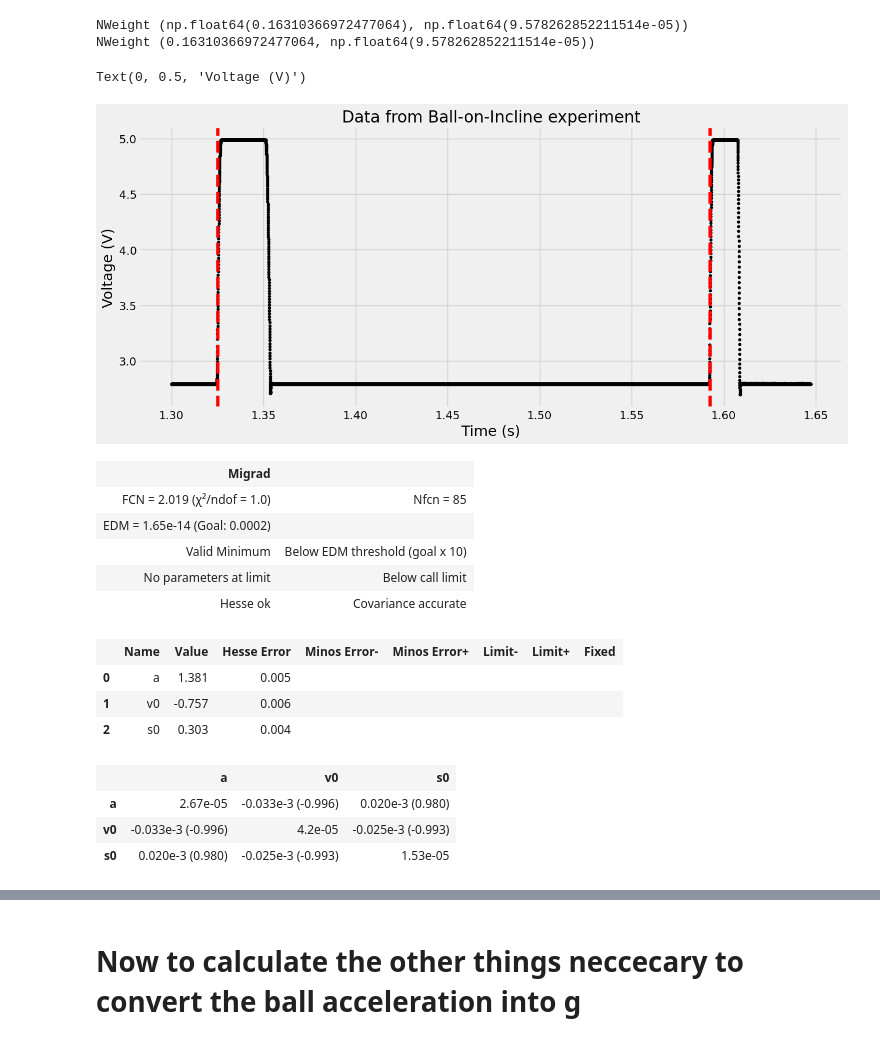
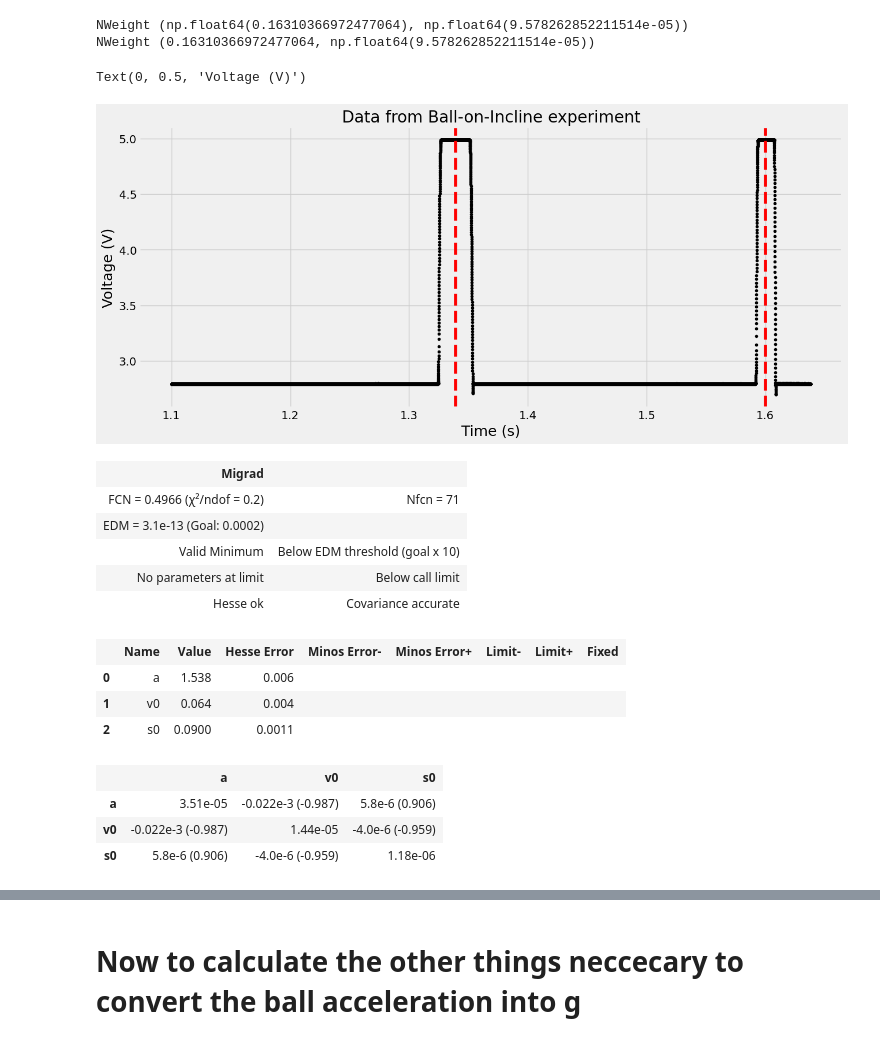
Before and after one commit to NikolajMunkKjaersgaard/Appstat-project, a Jupyter notebook: Project/BallOnIncline/Nikolaj_MeasurementsLab.ipynb, the cells around one changed output, grey strips where cells are left out. Cells and saved outputs as stored; diff of their text form; code cells hidden in the pictures.

```diff
--- a/Project/BallOnIncline/Nikolaj_MeasurementsLab.ipynb
+++ b/Project/BallOnIncline/Nikolaj_MeasurementsLab.ipynb
@@ -109,34 +121,52 @@ def read_csv(filename, trim, trimend=1):
     time = trimdat['Time_s']
     voltage = trimdat['Channel_1_V']
     return time, voltage
+# %%
+def find_midpoints(time, voltage):
+    """Find timing of ball crossings"""
+    threshold = np.mean(voltage)+ np.std(voltage)
+    Transient_MaskUp = (voltage[:-1] < threshold) & (voltage[1:] >= threshold)
+    Transient_TimesUp = np.array(time[1:])[Transient_MaskUp]
+
+    Transient_MaskDown = (voltage[1:] < threshold) & (voltage[:-1] >= threshold)
+    Transient_TimesDown = np.array(time[1:])[Transient_MaskDown]
+    tmu = []
+    tsig = []
+    for iup, idown in zip(Transient_TimesUp, Transient_TimesDown):
+        mu = (idown-iup)/2 + iup
+        sig = np.sqrt((idown-iup)**2 /12)
+        tmu.append(mu)
+        tsig.append(sig)
+    return np.array(tmu), np.array(tsig)
 # %%
-def find_midpoints(time, voltage):
-    """Find timing of ball crossings"""
-    threshold = np.mean(voltage)+ np.std(voltage)
-    Transient_Mask = (voltage[:-1] < threshold) & (voltage[1:] >= threshold)
-    Transient_Times = np.array(time[1:])[Transient_Mask]
-    return Transient_Times, np.mean(np.diff(time))
+# def find_midpoints(time, voltage):
+#     """Find timing of ball crossings"""
+#     threshold = np.mean(voltage)+ np.std(voltage)
+#     # Transient_Mask = (voltage[:-1] < threshold) & (voltage[1:] >= threshold)
+#     Transient_Mask = (voltage[:-1] < threshold) & (voltage[1:] >= threshold)
+#     Transient_Times = np.array(time[1:])[Transient_Mask]
+#     return Transient_Times, np.mean(np.diff(time))
 
 filename = 'Waveforms_data/Big_1.csv'
 # Read the data and plot it (possibly with passing times in):
 
-trim = 90000
-trimend = 99550
+trim = 80000
+trimend = 100000
 time, voltage = read_csv(filename, trim,trimend)
 
 timepass, time_Sigma = find_midpoints(time, voltage)
 
 fig, ax = plt.subplots(figsize=(14, 6))
 ax.plot(time, voltage, 'k.', label='Measurements')
 #adding a vertical line at each time the ball passes
 for t in timepass:
     ax.axvline(t, color='r', linestyle='--',linewidth=4 , label='Ball pass' if t == timepass[0] else "")
 ax.set_title("Data from Ball-on-Incline experiment")
 ax.set_xlabel("Time (s)", fontsize=18)
 ax.set_ylabel("Voltage (V)", fontsize=18)
 # %% [output]
 Text(0, 0.5, 'Voltage (V)')
-[figure, old version]
+[figure, new version]
 # %%
 #getting the five passthrough times for each experiment
 TimeArray = []
@@ -158,24 +188,24 @@ def Parapolic_fit(x, a ,v0, s0):
     y = 1/2*a *x**2 +v0*x+ s0
     return y
 # %%
-ParabolicFitObj = cost.LeastSquares(x = TimeArray[10], y =GateXMeans, yerror=GateXSigmas, model= Parapolic_fit)
+ParabolicFitObj = cost.LeastSquares(x = TimeArray[1], y = GateXMeans, yerror=GateXSigmas, model = Parapolic_fit)
 fit = Minuit(ParabolicFitObj, a=0.6, s0 = 2, v0 = 2)
 fit.migrad()
 # %% [output]
 | Migrad |  |
-| FCN = 2.019 (χ²/ndof = 1.0) | Nfcn = 85 |
-| EDM = 1.65e-14 (Goal: 0.0002) |  |
+| FCN = 0.4966 (χ²/ndof = 0.2) | Nfcn = 71 |
+| EDM = 3.1e-13 (Goal: 0.0002) |  |
 | Valid Minimum | Below EDM threshold (goal x 10) |
 | No parameters at limit | Below call limit |
 | Hesse ok | Covariance accurate |
 |  | Name | Value | Hesse Error | Minos Error- | Minos Error+ | Limit- | Limit+ | Fixed |
-| 0 | a | 1.381 | 0.005 |  |  |  |  |  |
-| 1 | v0 | -0.757 | 0.006 |  |  |  |  |  |
-| 2 | s0 | 0.303 | 0.004 |  |  |  |  |  |
+| 0 | a | 1.538 | 0.006 |  |  |  |  |  |
+| 1 | v0 | 0.064 | 0.004 |  |  |  |  |  |
+| 2 | s0 | 0.0900 | 0.0011 |  |  |  |  |  |
 |  | a | v0 | s0 |
-| a | 2.67e-05 | -0.033e-3 (-0.996) | 0.020e-3 (0.980) |
-| v0 | -0.033e-3 (-0.996) | 4.2e-05 | -0.025e-3 (-0.993) |
-| s0 | 0.020e-3 (0.980) | -0.025e-3 (-0.993) | 1.53e-05 |
+| a | 3.51e-05 | -0.022e-3 (-0.987) | 5.8e-6 (0.906) |
+| v0 | -0.022e-3 (-0.987) | 1.44e-05 | -4.0e-6 (-0.959) |
+| s0 | 5.8e-6 (0.906) | -4.0e-6 (-0.959) | 1.18e-06 |
 # %%
 # Plotting
 n = 10
```
Also changed, not shown: parts of 17 cells of this notebook.
